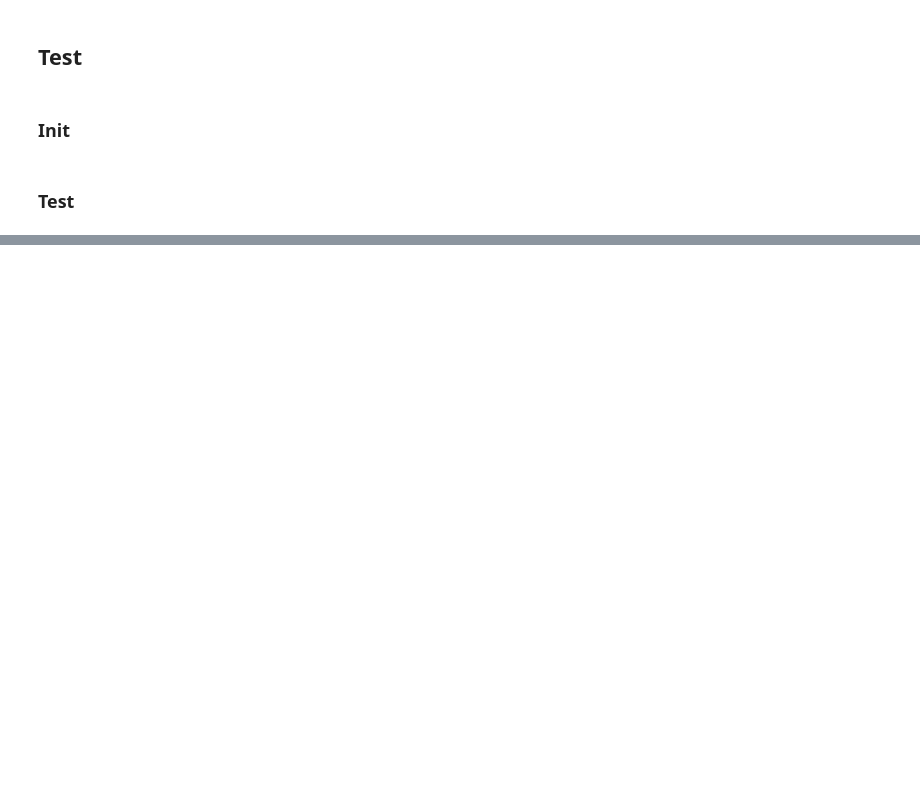
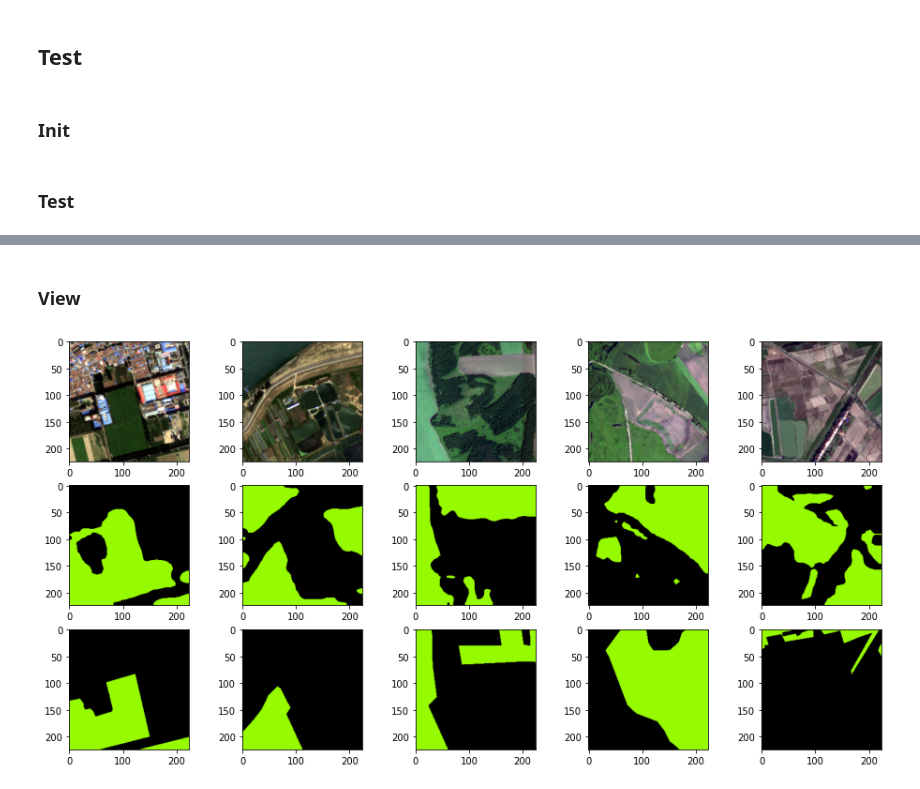
Before and after one commit to fruitourist/Remezova, a Jupyter notebook: main.ipynb, the cells around one changed output, grey strips where cells are left out. Saved outputs shown, nothing was run; the diff lists cells and outputs as text; code cells hidden in the pictures; blank space fills up the shorter version.

```diff
--- a/main.ipynb
+++ b/main.ipynb
@@ -496,0 +512,26 @@ Batch: 138. median Loss: 0.698 | median Pixel Accuracy: 0.815 | median IoU: 0.67
+# %% [markdown]
+### View
+# %%
+fig, ax = plt.subplots(nrows=3, ncols=5, figsize=(16,8))
+
+for si, (subimage_tensor, subimage_mask_tensor) in enumerate(test_dataloader):
+  subimage = torchvision.transforms.ToPILImage()(pic=subimage_tensor[0])
+  subimage_labeled = get_image_labeled_from_mask(
+      image_mask=subimage_mask_tensor[0].cpu().numpy(),
+      classes_by_id=classes_by_id
+  )
+  predicted_subimage_labeled = predict(
+      image=subimage,
+      model=model,
+      device=device
+  )
+  ax[0][si].imshow(subimage)
+  ax[1][si].imshow(predicted_subimage_labeled)
+  ax[2][si].imshow(subimage_labeled)
+
+  if si == 5 - 1:
+    break
+
+plt.show()
+# %% [output]
+[figure, added]
```
Also changed, not shown: parts of 36 cells of this notebook.
